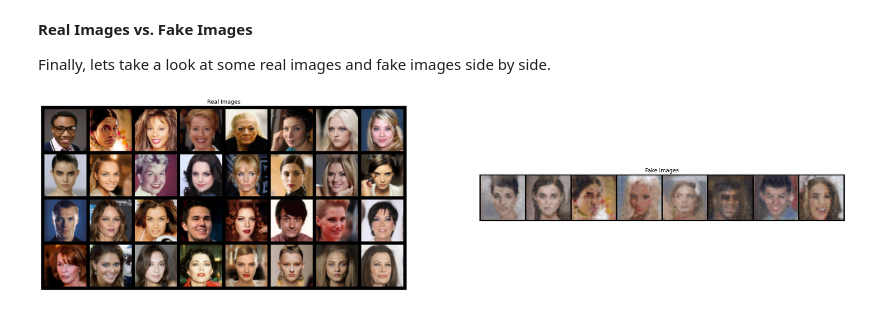
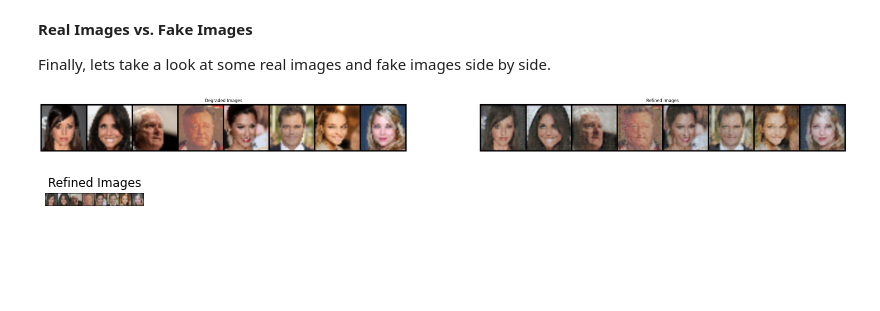
Before and after one commit to aszmul/git_controlled, a Jupyter notebook: dcgan_faces_multitask.ipynb, the cells around one changed output. Cells and saved outputs as stored; diff of their text form; code cells hidden in the pictures; blank space fills up the shorter version.

```diff
--- a/dcgan_faces_multitask.ipynb
+++ b/dcgan_faces_multitask.ipynb
@@ -537,7 +543,8 @@ run and if you removed some data from the dataset.
 # Training Loop
 
 # Lists to keep track of progress
-img_list = []
+before_list = []
+after_list = []
 G_losses = []
 D_losses = []
 iters = 0
@@ -577,7 +584,8 @@ for epoch in range(num_epochs):
         # Generate refined image batch with G
 
         # print('Degarade batch:', degraded_batch)
-        fake = netG(degraded_batch[0].to(device))
+        x1, x2, x3, x4 = netG_E(degraded_batch[0].to(device))
+        fake = netG_D(x1, x2, x3, x4)
 
         # Classify all fake batch with D
         output = netD(fake.detach()).view(-1)
@@ -597,7 +605,8 @@ for epoch in range(num_epochs):
         ############################
         # (2) Update G network: maximize log(D(G(z)))
         ###########################
-        netG.zero_grad()
+        netG_E.zero_grad()
+        netG_D.zero_grad()
         degraded_label.fill_(real_label)  # fake labels are real for generator cost
         # Since we just updated D, perform another forward pass of all-fake batch through D
         output = netD(fake).view(-1)
@@ -607,7 +616,8 @@ for epoch in range(num_epochs):
         errG.backward()
         D_G_z2 = output.mean().item()
         # Update G
-        optimizerG.step()
+        optimizerG_E.step()
+        optimizerG_D.step()
 
         # Output training stats
         if i % 50 == 0:
@@ -622,8 +632,11 @@ for epoch in range(num_epochs):
         # Check how the generator is doing by saving G's output on fixed_noise
         if (iters % 500 == 0) or ((epoch == num_epochs-1) and (i == len(degraded_dataloader)-1)):
             with torch.no_grad():
-                fake = netG(degraded_batch[0].to(device)).detach().cpu()
-            img_list.append(vutils.make_grid(fake, padding=2, normalize=True))
+                x1, x2, x3, x4 = netG_E(degraded_batch[0].to(device))
+                fake = netG_D(x1, x2, x3, x4).detach().cpu()
+                # fake = netG(degraded_batch[0].to(device)).detach().cpu()
+            before_list.append(vutils.make_grid(degraded_batch[0], padding=2, normalize=True))
+            after_list.append(vutils.make_grid(fake, padding=2, normalize=True))
 
         iters += 1
         i += 1
@@ -696,19 +709,31 @@ side.
 # %%
 # Grab a batch of real images from the dataloader
 real_batch = next(iter(reference_dataloader))
 
 # Plot the real images
-plt.figure(figsize=(32,32))
-plt.subplot(1,2,1)
+plt.figure(figsize=(64,64))
+plt.subplot(1,3,1)
 plt.axis("off")
-plt.title("Real Images")
-plt.imshow(np.transpose(vutils.make_grid(real_batch[0].to(device)[:64], padding=5, normalize=True).cpu(),(1,2,0)))
+# plt.title("Real Images")
+# plt.imshow(np.transpose(vutils.make_grid(real_batch[0].to(device)[:64], padding=5, normalize=True).cpu(),(1,2,0)))
+plt.title("Degraded Images")
+plt.imshow(np.transpose(before_list[-1],(1,2,0)))
 
-# Plot the fake images from the last epoch
-plt.subplot(1,2,2)
+# Plot the degraded images from the last epoch
+plt.subplot(1,3,2)
 plt.axis("off")
-plt.title("Fake Images")
-plt.imshow(np.transpose(img_list[-1],(1,2,0)))
+# plt.title("Degraded Images")
+# plt.imshow(np.transpose(before_list[-1],(1,2,0)))
+plt.title("Refined Images")
+plt.imshow(np.transpose(after_list[-1],(1,2,0)))
 plt.show()
+
+# Plot the refined images from the last epoch
+plt.subplot(1,3,3)
+plt.axis("off")
+plt.title("Refined Images")
+plt.imshow(np.transpose(after_list[-1],(1,2,0)))
+plt.show()
 # %% [output]
-[figure, old version]
+[figure, new version]
+[figure, added]
```
Also changed, not shown: parts of 8 cells of this notebook.
